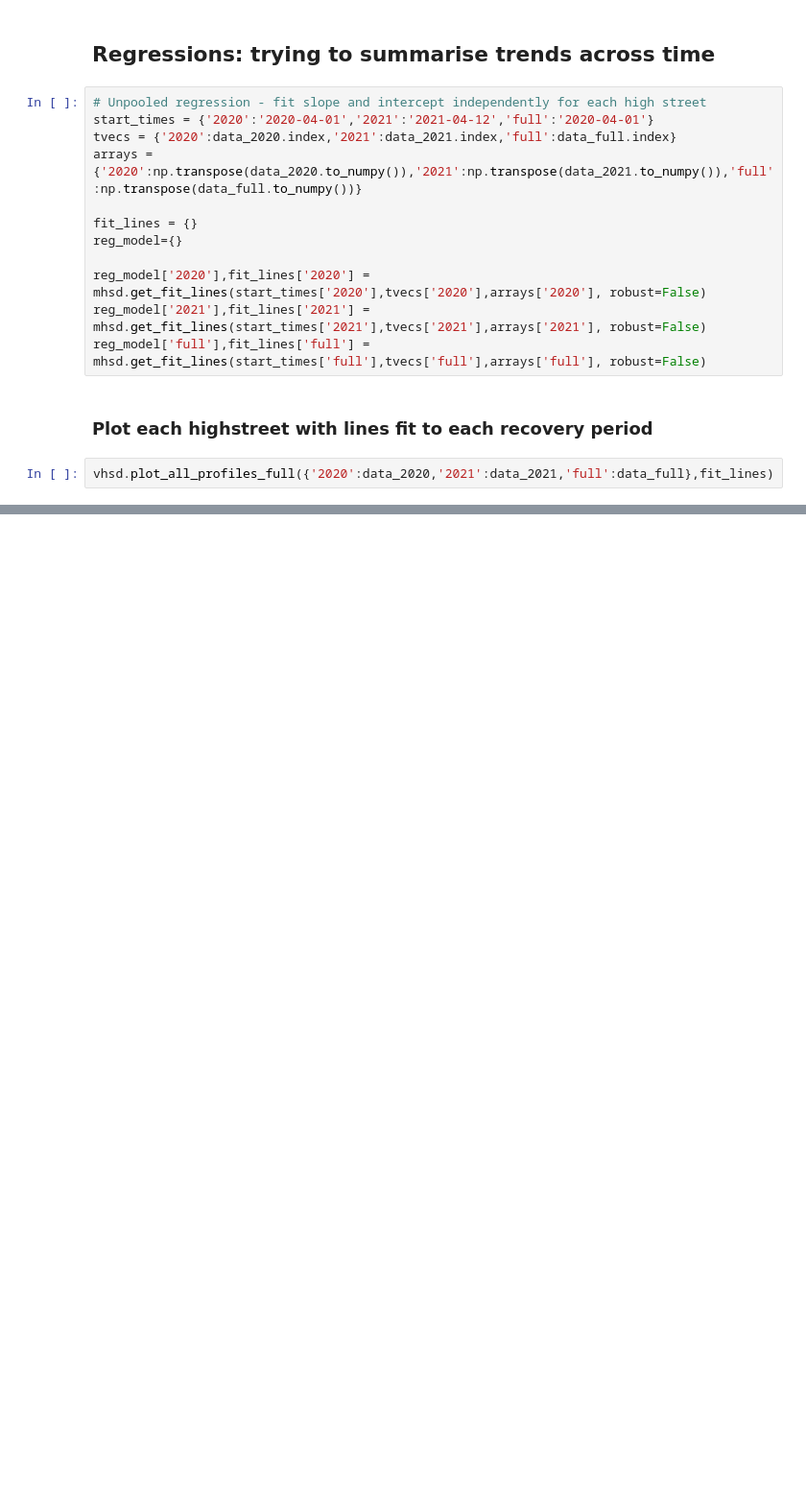
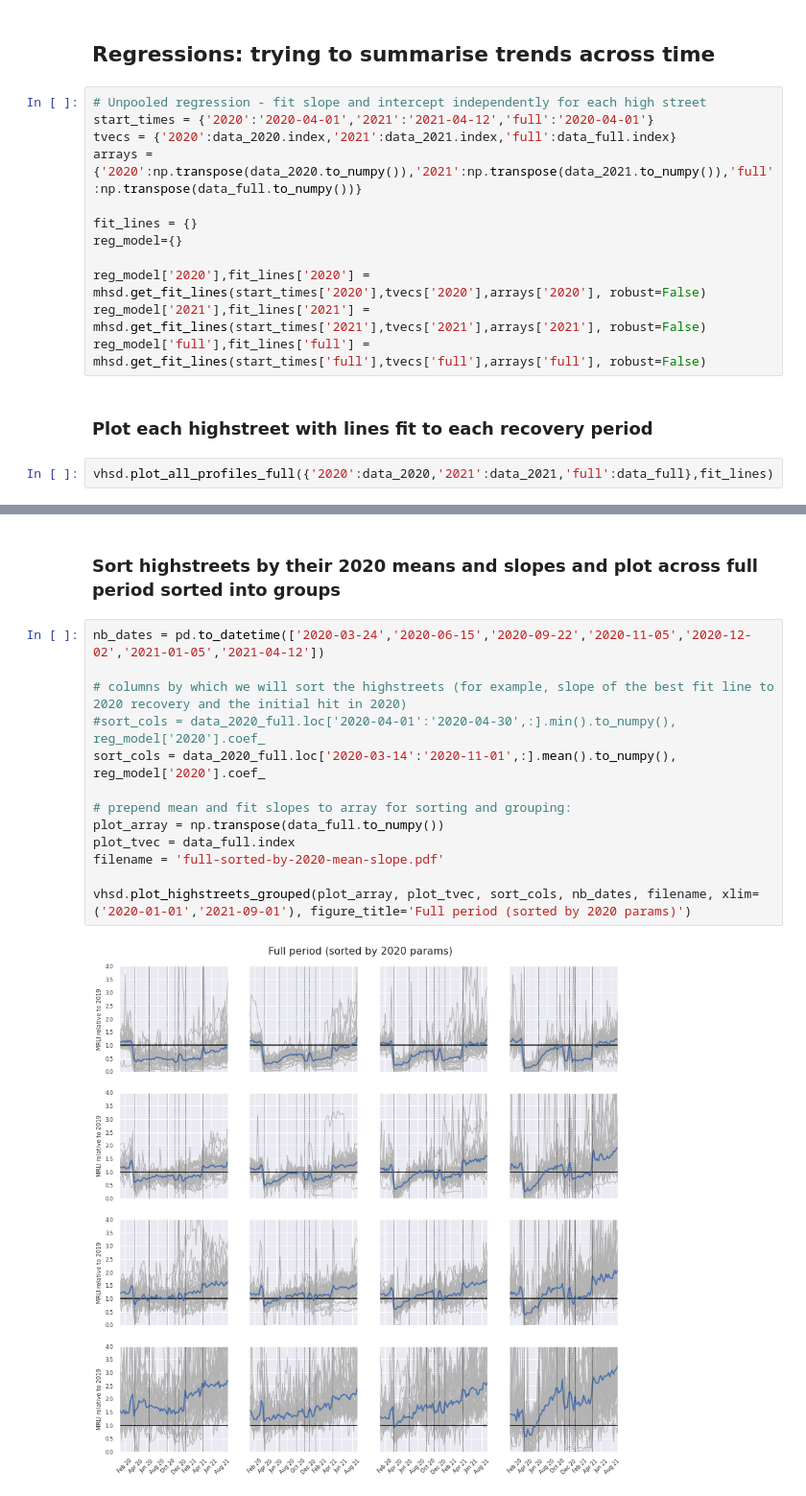
Before and after one commit to Greater-London-Authority/highstreets, a Jupyter notebook: highstreets/notebooks/exploratory/0.3-cd-hs_regressions.ipynb, the cells around one changed output, grey strips where cells are left out. Shown at 96% size. Cells and saved outputs as stored; diff of their text form; blank space fills up the shorter version.

```diff
--- a/highstreets/notebooks/exploratory/0.3-cd-hs_regressions.ipynb
+++ b/highstreets/notebooks/exploratory/0.3-cd-hs_regressions.ipynb
@@ -115,0 +117,17 @@ executing.executing.NotOneValueFound: Expected one value, found 0
+# %% [markdown]
+### Sort highstreets by their 2020 means and slopes and plot across full period sorted into groups
+# %%
+nb_dates = pd.to_datetime(['2020-03-24','2020-06-15','2020-09-22','2020-11-05','2020-12-02','2021-01-05','2021-04-12'])
+
+# columns by which we will sort the highstreets (for example, slope of the best fit line to 2020 recovery and the initial hit in 2020)
+#sort_cols = data_2020_full.loc['2020-04-01':'2020-04-30',:].min().to_numpy(), reg_model['2020'].coef_
+sort_cols = data_2020_full.loc['2020-03-14':'2020-11-01',:].mean().to_numpy(), reg_model['2020'].coef_
+
+# prepend mean and fit slopes to array for sorting and grouping:
+plot_array = np.transpose(data_full.to_numpy())
+plot_tvec = data_full.index
+filename = 'full-sorted-by-2020-mean-slope.pdf'
+
+vhsd.plot_highstreets_grouped(plot_array, plot_tvec, sort_cols, nb_dates, filename, xlim=('2020-01-01','2021-09-01'), figure_title='Full period (sorted by 2020 params)')
+# %% [output]
+[figure, added]
```
Also changed, not shown: parts of 7 cells of this notebook, 7 other files.
